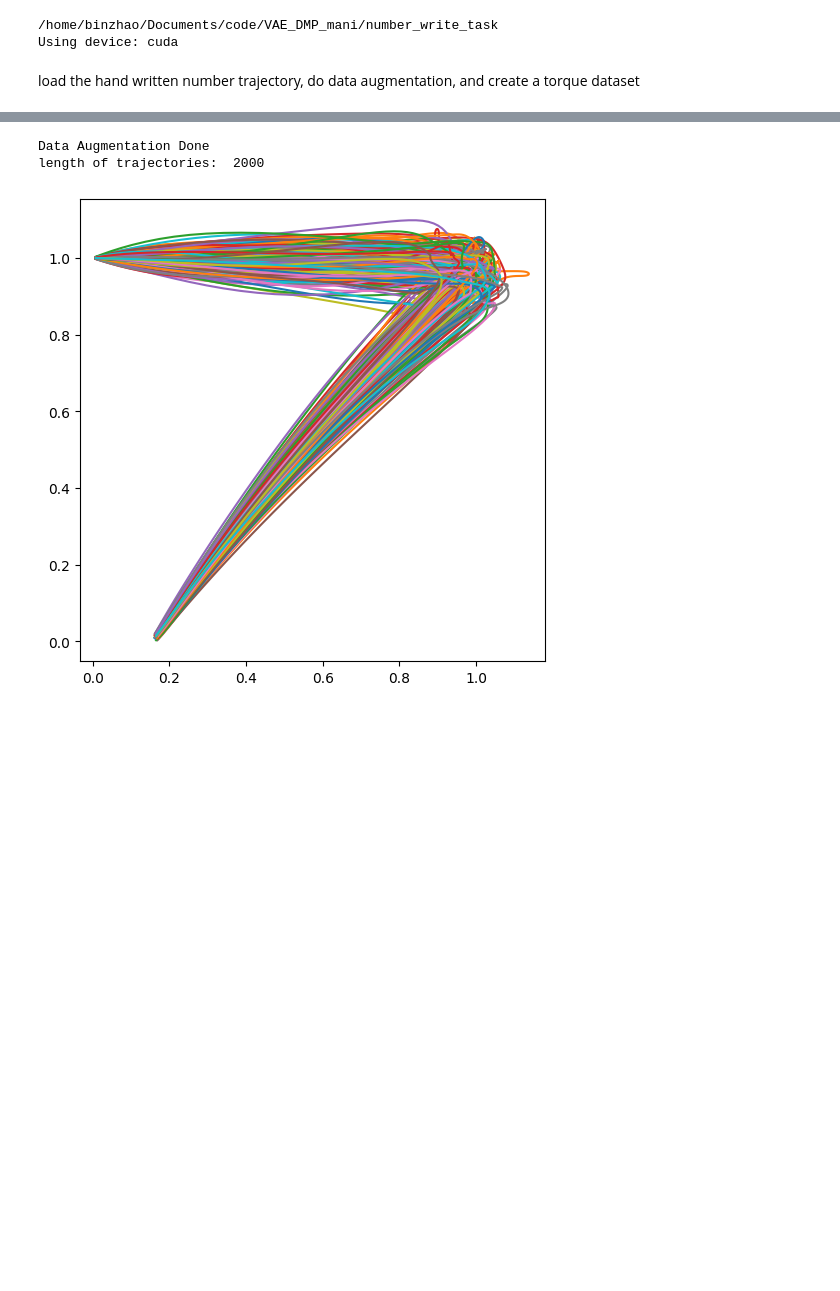
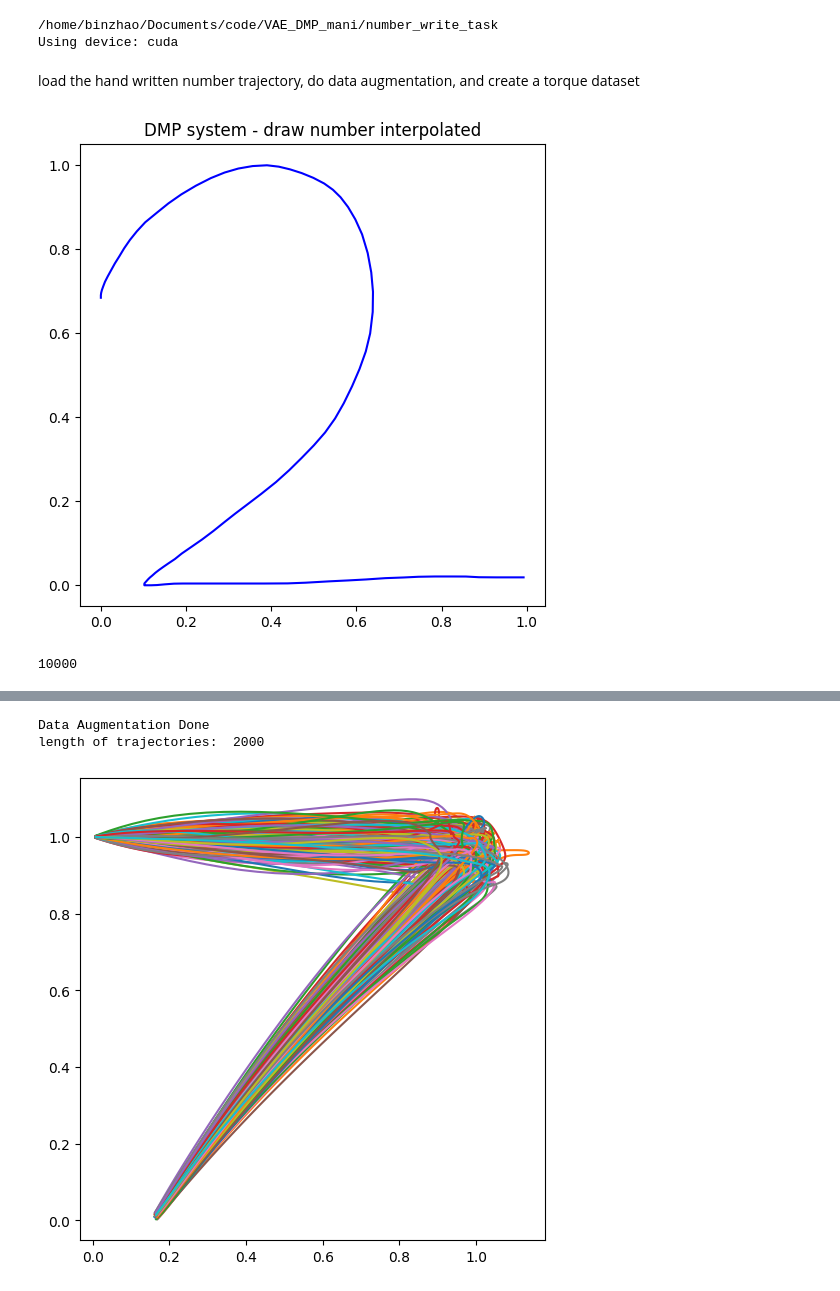
Before and after one commit to xu-george/VAE_DMP_mani_new, a Jupyter notebook: number_write_task/create_torque_data.ipynb, the cells around one changed output, grey strips where cells are left out. Cells and saved outputs as stored; diff of their text form; code cells hidden in the pictures; blank space fills up the shorter version.

```diff
--- a/number_write_task/create_torque_data.ipynb
+++ b/number_write_task/create_torque_data.ipynb
@@ -24,0 +29,17 @@ load the hand written number trajectory, do data augmentation, and create a torq
+# %%
+traj_loader = DataLoader(run_time=1.0, dmp=dmp, dt=0.01, dof=2)
+traj_loader.load_data_all(data_path)
+
+inter, _ = traj_loader.paths[0]
+
+plt.figure(2, figsize=(6, 6))
+plt.plot(inter[:, 0], inter[:, 1], "b")
+plt.title("DMP system - draw number interpolated")
+plt.show()
+
+# train data augmentation
+traj_loader.data_augment(number=1000, weight_random=0.3)
+print(len(traj_loader))
+# %% [output]
+[figure, added]
+10000
```
Also changed, not shown: parts of 4 cells of this notebook, 6 other files.
